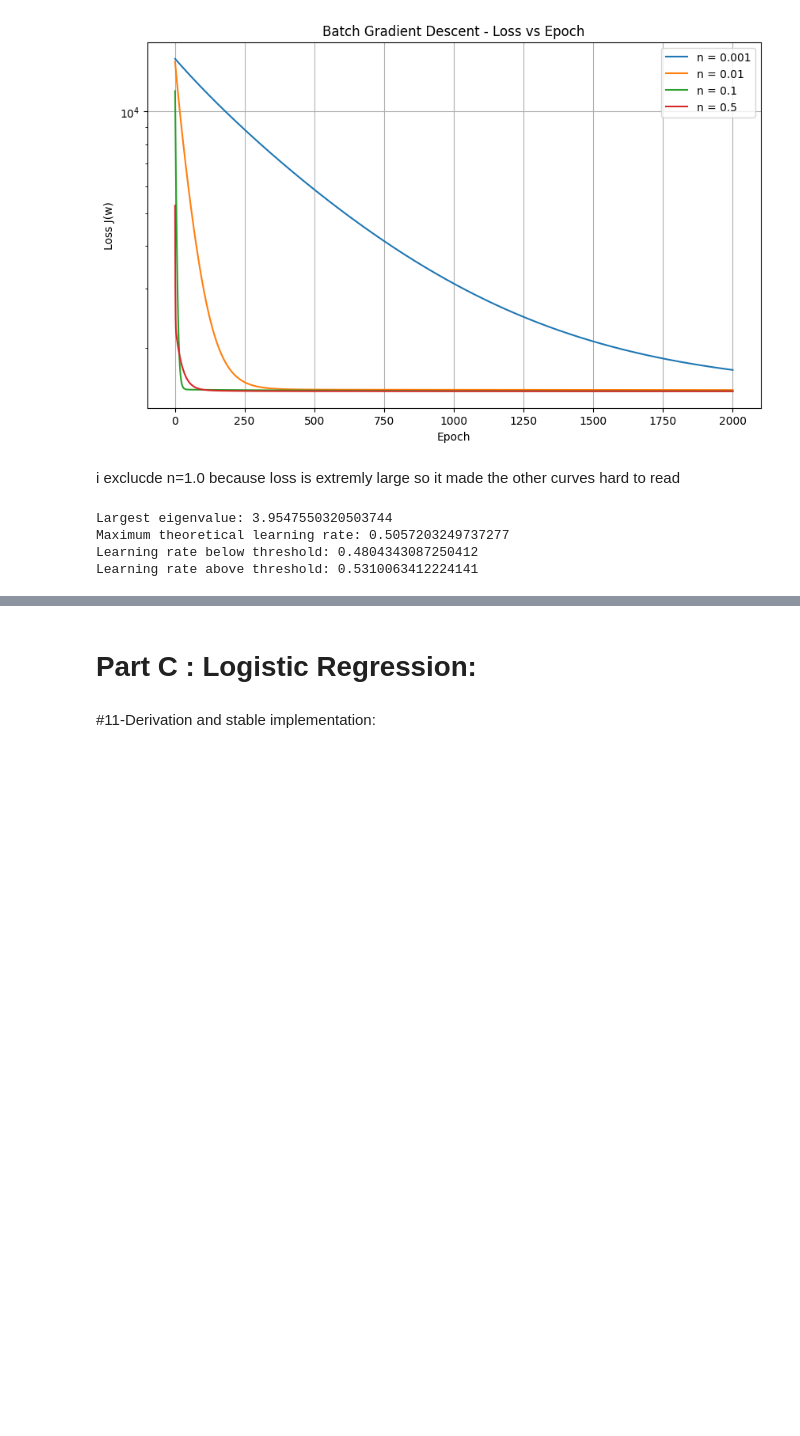
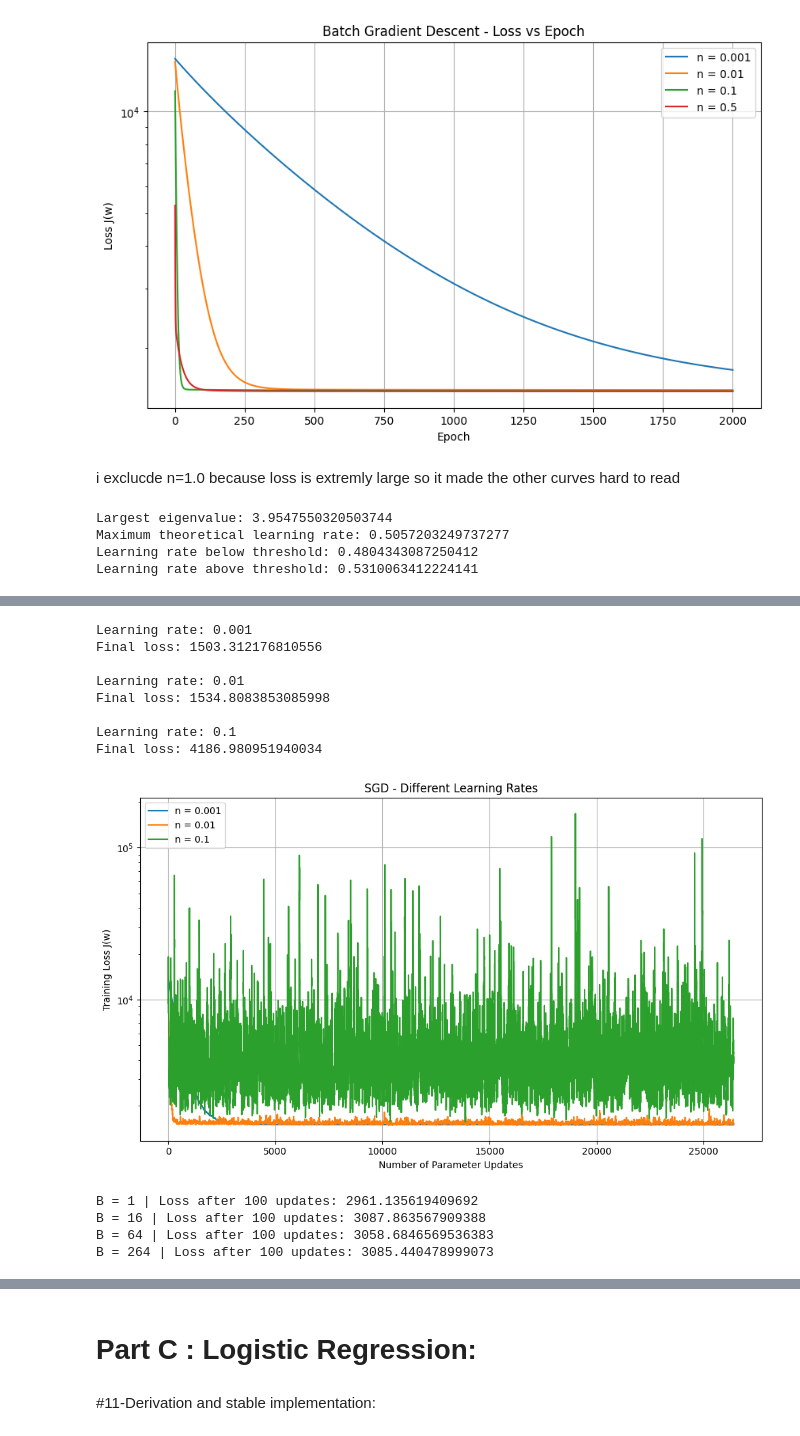
Before and after one commit to mohany606/Linear-Models-and-Support-Vector-Machines-from-Scratch, a Jupyter notebook: ML_Assigmment_2.ipynb, the cells around one changed output, grey strips where cells are left out. Drawn from its saved outputs; the diff is of its cells as text; code cells hidden in the pictures; blank space fills up the shorter version.

```diff
--- a/ML_Assigmment_2.ipynb
+++ b/ML_Assigmment_2.ipynb
@@ -611,0 +933,66 @@ Learning rate above threshold: 0.5310063412224141
+# %%
+
+#diif learning rates
+
+sgd_learning_rates = [0.001, 0.01, 0.1]
+sgd_results = {}
+
+for n in sgd_learning_rates:
+    w, epoch_losses, update_losses = mini_batch_gd(
+        X_train_final, y_train, n=n, epochs=100, B=1
+    )
+
+    sgd_results[n] = {
+        "weights": w,
+        "epoch_losses": epoch_losses,
+        "update_losses": update_losses
+    }
+
+    print("Learning rate:", n)
+    print("Final loss:", epoch_losses[-1])
+    print()
+#ai
+plt.figure(figsize=(10, 6))
+
+for n in sgd_learning_rates:
+    losses = sgd_results[n]["update_losses"]
+
+    plt.plot(
+        range(1, len(losses) + 1),
+        losses,
+        label=f"n = {n}"
+    )
+
+plt.xlabel("Number of Parameter Updates")
+plt.ylabel("Training Loss J(w)")
+plt.title("SGD - Different Learning Rates")
+plt.yscale("log")
+plt.legend()
+plt.grid(True)
+
+plt.tight_layout()
+plt.show()
+#end ai
+# %% [output]
+Learning rate: 0.001
+Final loss: 1503.312176810556
+
+Learning rate: 0.01
+Final loss: 1534.8083853085998
+
+Learning rate: 0.1
+Final loss: 4186.980951940034
+[figure, added]
+# %%
+#ai
+# Compare loss after the first 100 parameter updates
+
+for B in batch_sizes:
+    loss = mini_batch_results[B]["update_losses"][99]
+    print("B =", B, "| Loss after 100 updates:", loss)
+    #end ai
+# %% [output]
+B = 1 | Loss after 100 updates: 2961.135619409692
+B = 16 | Loss after 100 updates: 3087.863567909388
+B = 64 | Loss after 100 updates: 3058.6846569536383
+B = 264 | Loss after 100 updates: 3085.440478999073
```
Also changed, not shown: parts of 114 cells of this notebook.
